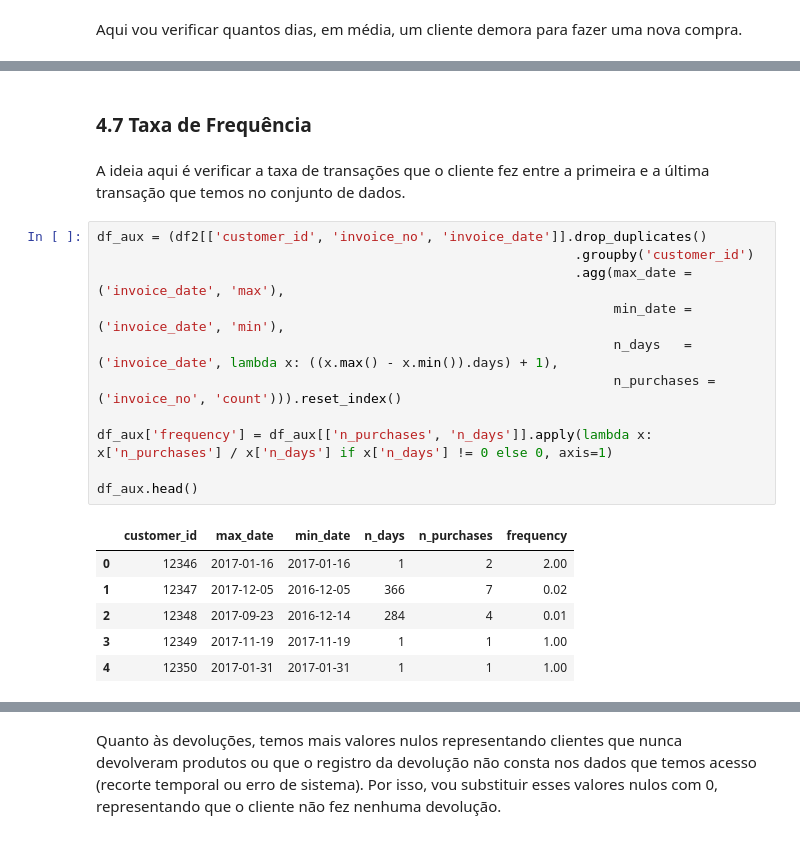
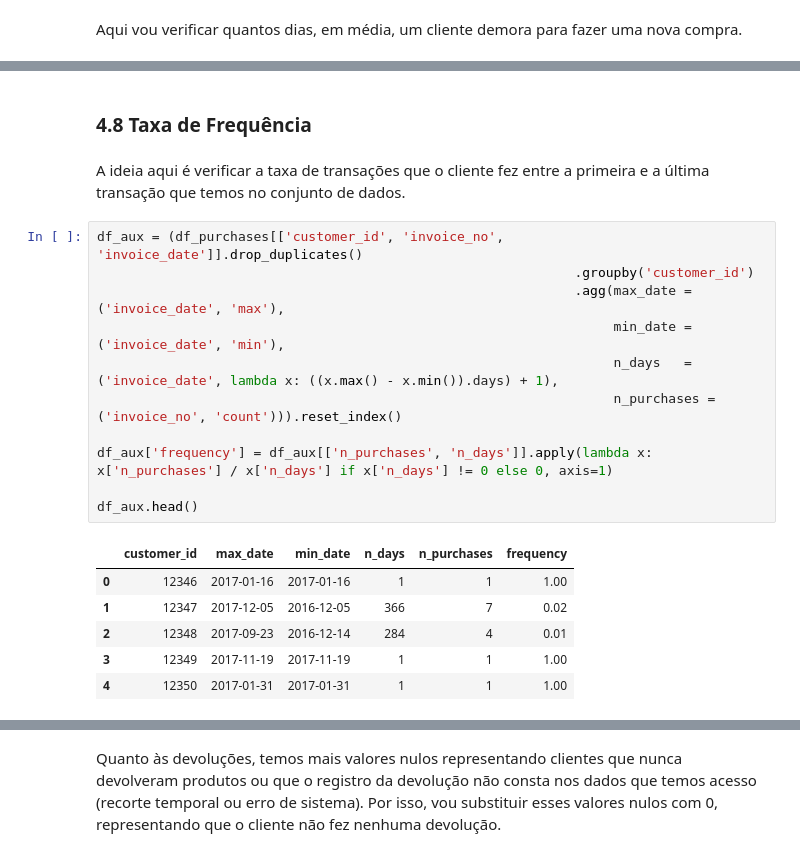
Before and after one commit to doegemon/PA004_high_value_customers_identification, a Jupyter notebook: notebooks/insiders_club.ipynb, the cells around one changed output, grey strips where cells are left out. Saved outputs shown, nothing was run; the diff lists cells and outputs as text.

```diff
--- a/notebooks/insiders_club.ipynb
+++ b/notebooks/insiders_club.ipynb
@@ -640,22 +677,22 @@ avg_recency_days    2816
 dtype: int64
 # %% [markdown]
-### 4.7 Taxa de Frequência
+### 4.8 Taxa de Frequência
 # %% [markdown]
 A ideia aqui é verificar a taxa de transações que o cliente fez entre a primeira e a última transação que temos no conjunto de dados.
 # %%
-df_aux = (df2[['customer_id', 'invoice_no', 'invoice_date']].drop_duplicates()
+df_aux = (df_purchases[['customer_id', 'invoice_no', 'invoice_date']].drop_duplicates()
                                                              .groupby('customer_id')
                                                              .agg(max_date = ('invoice_date', 'max'),
                                                                   min_date = ('invoice_date', 'min'),
                                                                   n_days   = ('invoice_date', lambda x: ((x.max() - x.min()).days) + 1),
                                                                   n_purchases = ('invoice_no', 'count'))).reset_index()
 
 df_aux['frequency'] = df_aux[['n_purchases', 'n_days']].apply(lambda x: x['n_purchases'] / x['n_days'] if x['n_days'] != 0 else 0, axis=1)
 
 df_aux.head()
 # %% [output]
 |  | customer_id | max_date | min_date | n_days | n_purchases | frequency |
-| 0 | 12346 | 2017-01-16 | 2017-01-16 | 1 | 2 | 2.00 |
+| 0 | 12346 | 2017-01-16 | 2017-01-16 | 1 | 1 | 1.00 |
 | 1 | 12347 | 2017-12-05 | 2016-12-05 | 366 | 7 | 0.02 |
 | 2 | 12348 | 2017-09-23 | 2016-12-14 | 284 | 4 | 0.01 |
 | 3 | 12349 | 2017-11-19 | 2017-11-19 | 1 | 1 | 1.00 |
```
Also changed, not shown: parts of 41 cells of this notebook, 1 other file.
